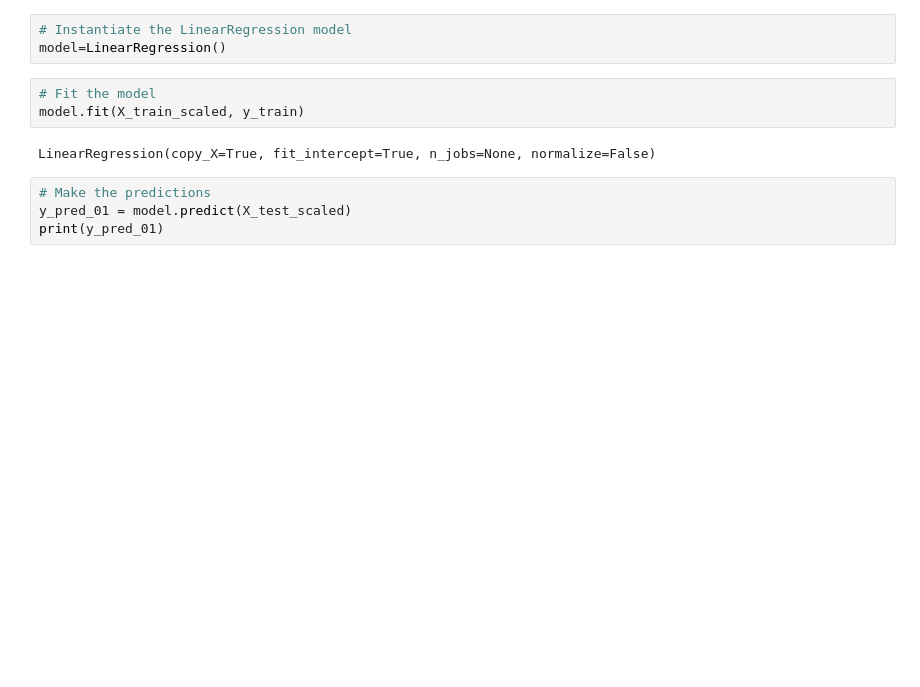
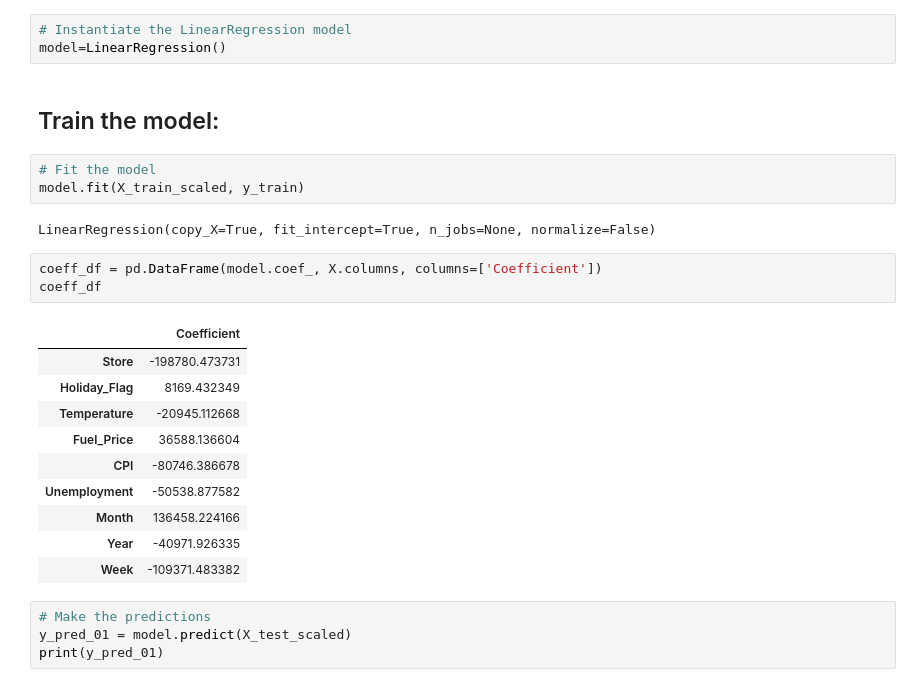
Before and after one commit to Franceskling/final_project, a Jupyter notebook: machine_learning/machine_learning_Models.ipynb, the cells around one changed output. Saved outputs shown, nothing was run; the diff lists cells and outputs as text; blank space fills up the shorter version.

Commit message:
Adding updated machine_learning_Models files

```diff
--- a/machine_learning/machine_learning_Models.ipynb
+++ b/machine_learning/machine_learning_Models.ipynb
@@ -206,11 +218,27 @@ This is the equation of a hyperplane.
 # %%
 # Instantiate the LinearRegression model
 model=LinearRegression()
+# %% [markdown]
+## Train the model:
 # %%
 # Fit the model
 model.fit(X_train_scaled, y_train)
 # %% [output]
 LinearRegression(copy_X=True, fit_intercept=True, n_jobs=None, normalize=False)
+# %%
+coeff_df = pd.DataFrame(model.coef_, X.columns, columns=['Coefficient'])
+coeff_df
+# %% [output]
+|  | Coefficient |
+| Store | -198780.473731 |
+| Holiday_Flag | 8169.432349 |
+| Temperature | -20945.112668 |
+| Fuel_Price | 36588.136604 |
+| CPI | -80746.386678 |
+| Unemployment | -50538.877582 |
+| Month | 136458.224166 |
+| Year | -40971.926335 |
+| Week | -109371.483382 |
 # %%
 # Make the predictions
 y_pred_01 = model.predict(X_test_scaled)
```
Also changed, not shown: parts of 28 cells of this notebook, 2 other files.
